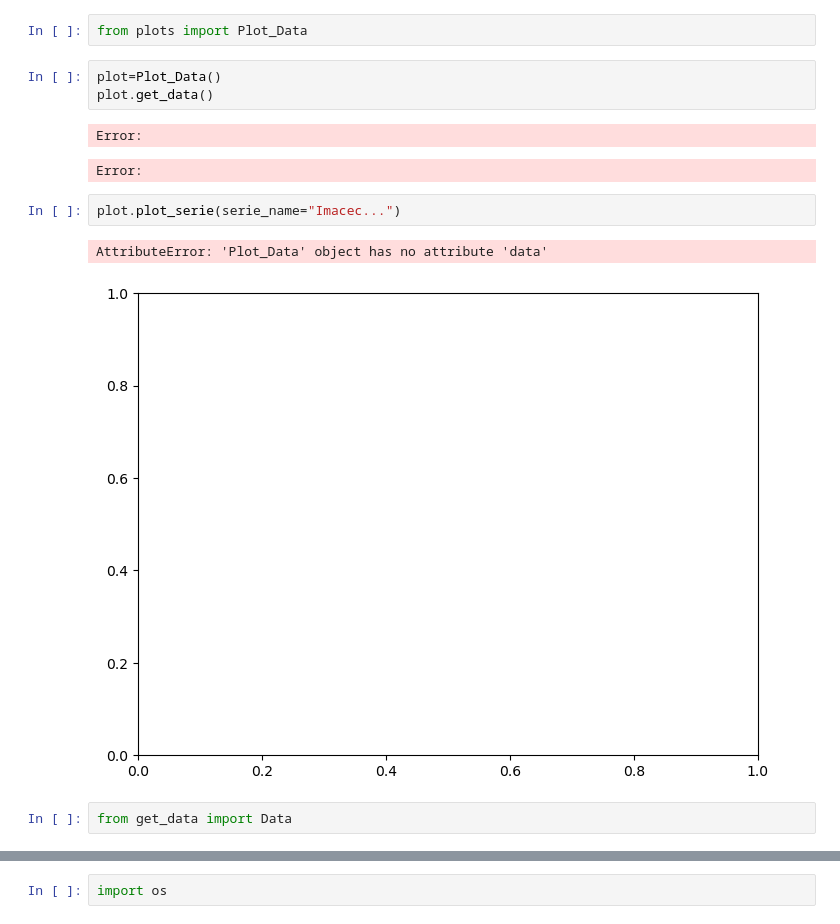
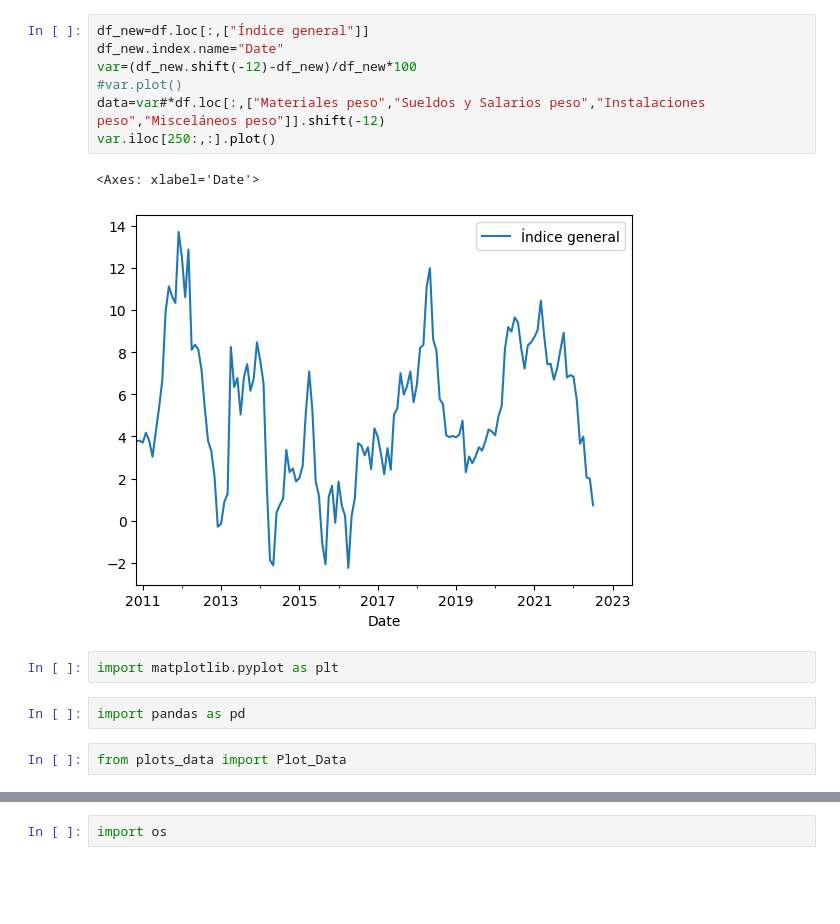
Before and after one commit to atagle123/LV_project, a Jupyter notebook: test.ipynb, the cells around one changed output, grey strips where cells are left out. Drawn from its saved outputs; the diff is of its cells as text; blank space fills up the shorter version.

```diff
--- a/test.ipynb
+++ b/test.ipynb
@@ -1,15 +28,16 @@
+# %%
+df_new=df.loc[:,["Índice general"]]
+df_new.index.name="Date"
+var=(df_new.shift(-12)-df_new)/df_new*100
+#var.plot()
+data=var#*df.loc[:,["Materiales peso","Sueldos y Salarios peso","Instalaciones peso","Misceláneos peso"]].shift(-12)
+var.iloc[250:,:].plot()
+# %% [output]
+<Axes: xlabel='Date'>
+[figure, added]
+# %%
+import matplotlib.pyplot as plt
+# %%
+import pandas as pd
 # %%
-from plots import Plot_Data
+from plots_data import Plot_Data
-# %%
-plot=Plot_Data()
-plot.get_data()
-# %% [output]
-Error:
-Error:
-# %%
-plot.plot_serie(serie_name="Imacec...")
-# %% [output]
-AttributeError: 'Plot_Data' object has no attribute 'data'
-[figure, removed]
-# %%
-from get_data import Data
```
Also changed, not shown: parts of 28 cells of this notebook, 33 other files.
